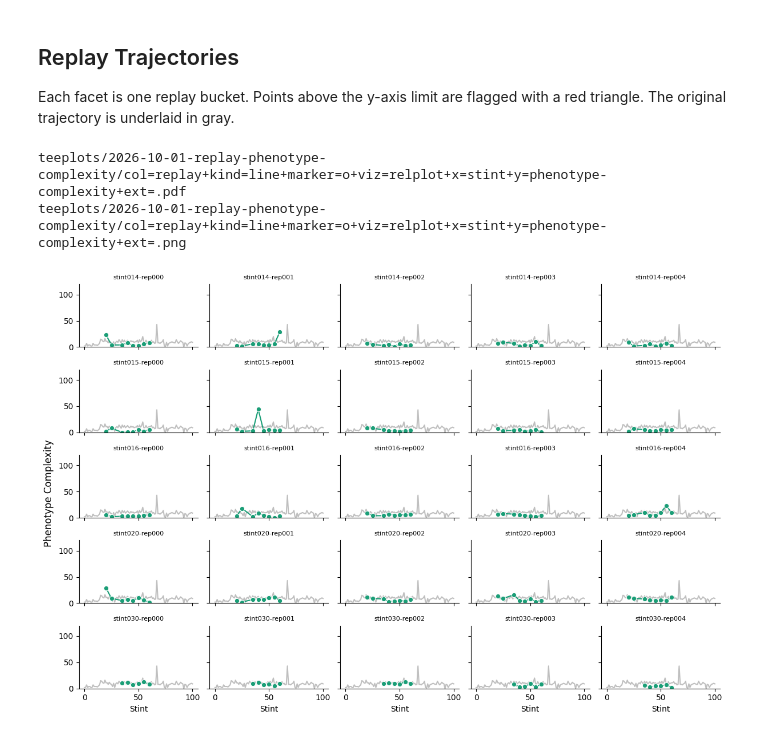
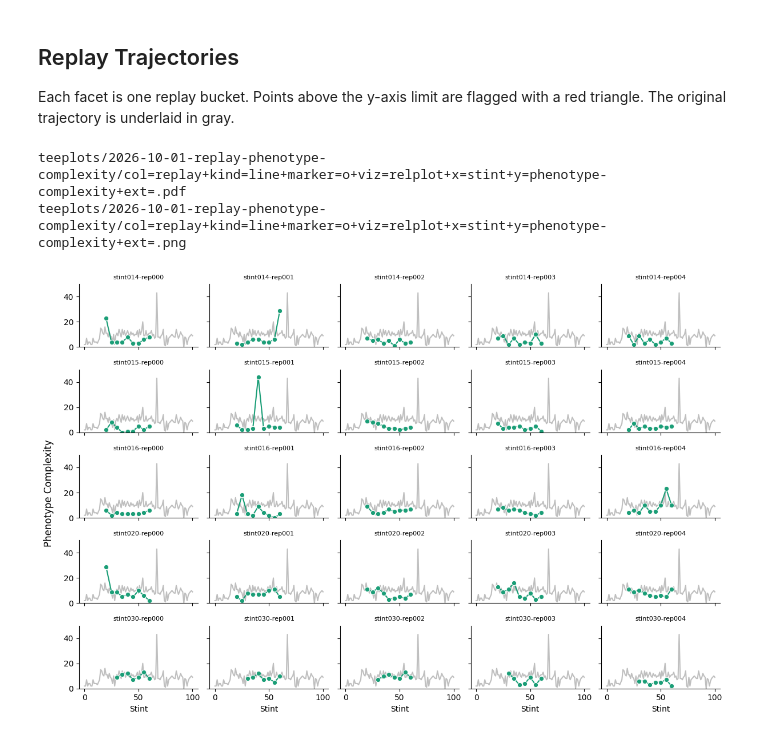
Before and after one commit to mmore500/oee4-replay, a Jupyter notebook: bindle/2026-10-01-replay-phenotype-complexity.ipynb, the cells around one changed output. Drawn from its saved outputs; the diff is of its cells as text; code cells hidden in the pictures.

```diff
--- a/bindle/2026-10-01-replay-phenotype-complexity.ipynb
+++ b/bindle/2026-10-01-replay-phenotype-complexity.ipynb
@@ -312,7 +312,7 @@ Each facet is one replay bucket.
 Points above the y-axis limit are flagged with a red triangle.
 The original trajectory is underlaid in gray.
 # %%
-ymax = 120  # outliers above this are flagged with a red triangle
+ymax = 50  # outliers above this are flagged with a red triangle
 with tp.teed(
     sns.relplot,
     data=df_replays,
@@ -327,31 +327,31 @@ with tp.teed(
     aspect=1.5,
     teeplot_subdir=teeplot_subdir,
     teeplot_show=True,
 ) as _g:
     _g.set_titles("{col_name}", size=8)
     _g.set_axis_labels("Stint", "")
     _g.figure.supylabel("Phenotype Complexity", x=0.0, fontsize=12)
     for _name, _ax in _g.axes_dict.items():
         _ax.plot(
             df_original["Stint"],
             df_original["Phenotype Complexity"],
             color="0.75",
             zorder=-1,
         )
         _ax.set_ylim(0, ymax)
         _clipped = df_replays[
             (df_replays["replay"] == _name)
             & (df_replays["Phenotype Complexity"] > ymax)
         ]
         _ax.scatter(
             _clipped["Stint"],
             [ymax] * len(_clipped),
             marker="^",
             color="red",
             clip_on=False,
             zorder=3,
         )
 # %% [output]
 teeplots/2026-10-01-replay-phenotype-complexity/col=replay+kind=line+marker=o+viz=relplot+x=stint+y=phenotype-complexity+ext=.pdf
 teeplots/2026-10-01-replay-phenotype-complexity/col=replay+kind=line+marker=o+viz=relplot+x=stint+y=phenotype-complexity+ext=.png
-[figure, old version]
+[figure, new version]
```
Also changed, not shown: parts of 2 cells of this notebook, 1 other file.
